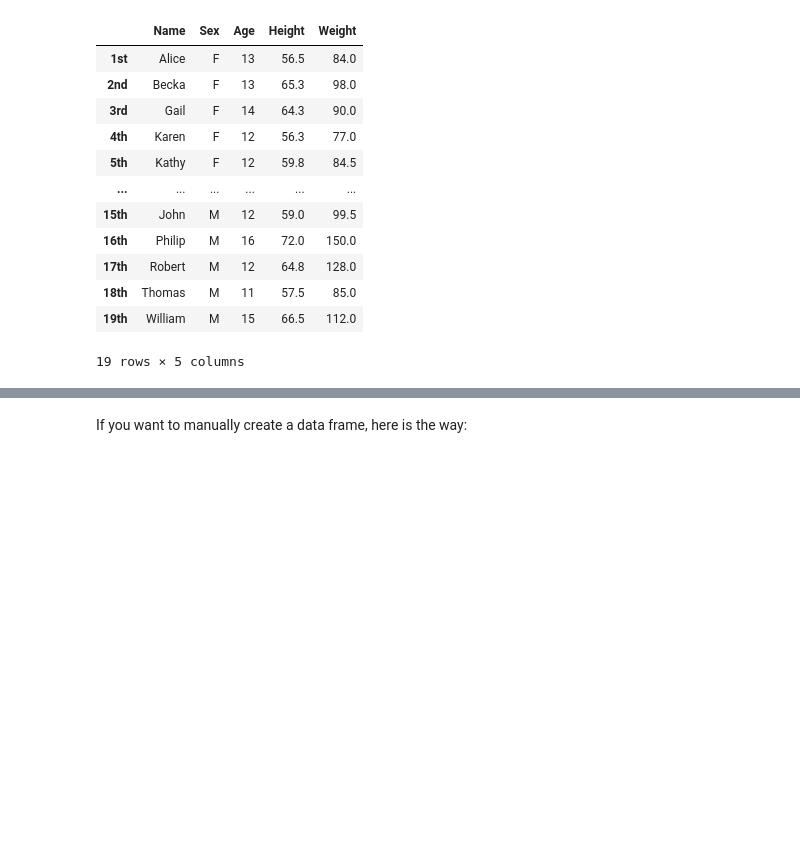
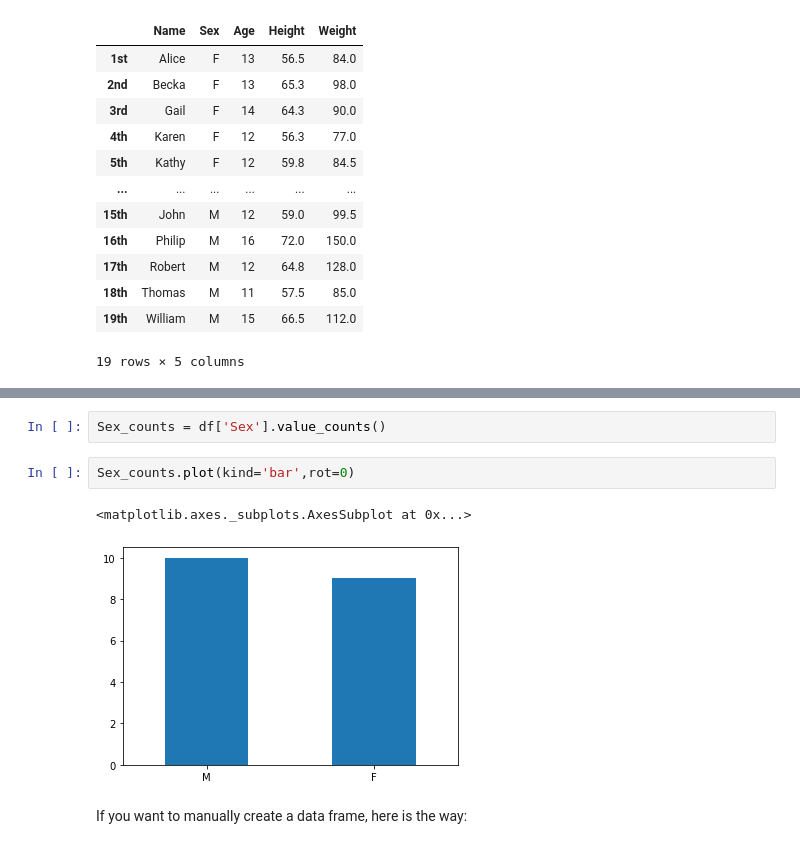
Before and after one commit to User-zwj/Pandas-Practice, a Jupyter notebook: Pandas Exercise.ipynb, the cells around one changed output, grey strips where cells are left out. Cells and saved outputs as stored; diff of their text form; blank space fills up the shorter version.

```diff
--- a/Pandas Exercise.ipynb
+++ b/Pandas Exercise.ipynb
@@ -177,3 +211,10 @@ df
+# %%
+Sex_counts = df['Sex'].value_counts()
+# %%
+Sex_counts.plot(kind='bar',rot=0)
+# %% [output]
+<matplotlib.axes._subplots.AxesSubplot at 0x...>
+[figure, added]
 # %% [markdown]
 If you want to manually create a data frame, here is the way:
 # %%
```
Also changed, not shown: parts of 9 cells of this notebook.
